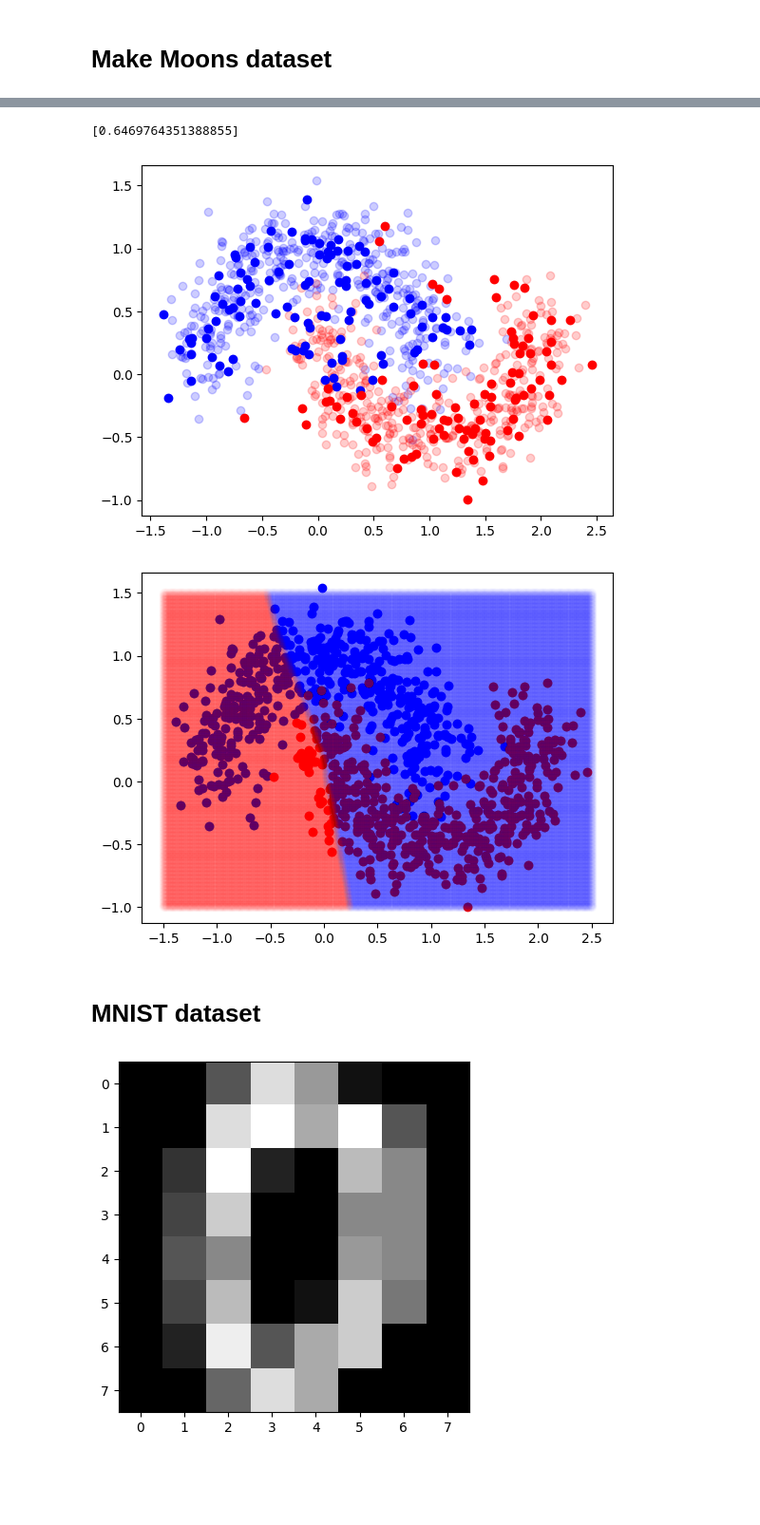
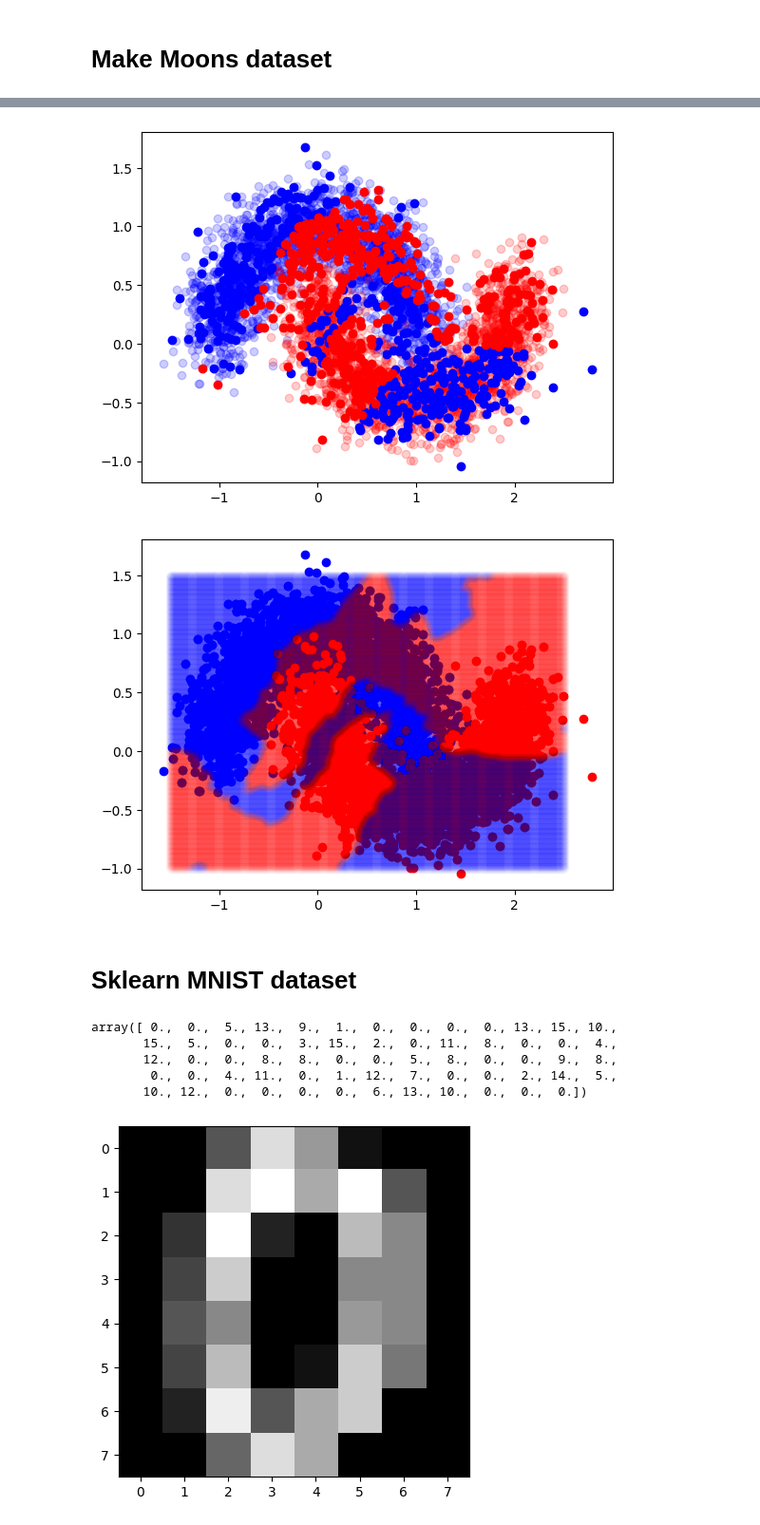
Before and after one commit to PHILIPP111007/ML, a Jupyter notebook: phils_model/main.ipynb, the cells around one changed output, grey strips where cells are left out. Shown at 95% size. Drawn from its saved outputs; the diff is of its cells as text; code cells hidden in the pictures; blank space fills up the shorter version.

```diff
--- a/phils_model/main.ipynb
+++ b/phils_model/main.ipynb
@@ -342,7 +388,11 @@ plt.show()
 # %%
 from sklearn.datasets import make_moons
 # %%
-X, y = make_moons(n_samples=1000, noise=0.2, random_state=0)
+X, y = make_moons(n_samples=5000, noise=0.2)
+
+X_nested = list(X)
+for i in range(len(X)):
+    X_nested[i] = [X[i]]
 
 y = list(y)
 for i in range(len(y)):
@@ -350,8 +400,12 @@ for i in range(len(y)):
         y[i] = np.array([1, 0])
     elif y[i] == 1:
         y[i] = np.array([0, 1])
+
+y = np.array(y)
+
+X_nested = np.array(X_nested)
 # %%
-X_train, X_val, y_train, y_val = train_test_split(X, y, train_size=0.8, random_state=0)
+X_train, X_val, y_train, y_val = train_test_split(X_nested, y, train_size=0.8)
 # %%
 class_1_X = []
 class_2_X = []
@@ -379,12 +433,14 @@ plt.show()
 # %%
-train_dataset = Dataset(data=X_train, targets=y_train)
+lib = ctypes.CDLL('./functions.so')
+
+train_dataset = Dataset(samples=X_train, targets=y_train)
 
 layers = [
-    Linear(2,10, activation=Sigmoid()),
-    Linear(10,10, activation=Sigmoid()),
-    Linear(10,2, activation=Softmax()),
+    Linear(2,100, activation=Sigmoid()),
+    Linear(100,100, activation=Sigmoid()),
+    Linear(100,100, activation=Sigmoid()),
+    Linear(100,2, activation=Softmax()),
 ]
 
-model = Model(layers=layers, loss=CrossEntropy(), regression=False)
-
-losses = model.fit(dataset=train_dataset, n_epoch=1, learning_rate=0.00001, verbose=1)
+model = Model(layers=layers, loss=CrossEntropy(), regression=False, max_change=10000000000000)
+model.fit(dataset=train_dataset, n_epoch=1, learning_rate=0.000001, verbose=1)
@@ -391,7 +449,3 @@ losses = model.fit(dataset=train_dataset, n_epoch=1, learning_rate=0.00001, verb
-# %%
-losses
-# %% [output]
-[0.6469764351388855]
 # %%
 class_1_X_test = []
 class_2_X_test = []
@@ -402,11 +456,12 @@ class_2_y_test = []
 for i in X_val:
     pred = model.predict(i)
     if pred == 0:
-        class_1_X_test.append(i[0])
-        class_1_y_test.append(i[1])
+        class_1_X_test.append(i[0][0])
+        class_1_y_test.append(i[0][1])
     elif pred == 1:
-        class_2_X_test.append(i[0])
-        class_2_y_test.append(i[1])
+        class_2_X_test.append(i[0][0])
+        class_2_y_test.append(i[0][1])
+
 
 plt.plot(class_1_X, class_1_y, 'o', color=class_1_color, alpha=0.2)
 plt.plot(class_2_X, class_2_y, 'o', color=class_2_color, alpha=0.2)
@@ -414,7 +469,7 @@ plt.plot(class_1_X_test, class_1_y_test, 'o', color=class_1_color, alpha=1)
 plt.plot(class_2_X_test, class_2_y_test, 'o', color=class_2_color, alpha=1)
 plt.show()
 # %% [output]
-[figure, old version]
+[figure, new version]
 # %%
 class_1_X = []
 class_2_X = []
@@ -437,37 +492,37 @@ class_1_X_test = []
 class_2_X_test = []
 
 class_1_y_test = []
 class_2_y_test = []
 
 x_min, x_max = -1.5, 2.5
 y_min, y_max = -1, 1.5
 step = 0.01
 
 # Создаем равномерную сетку узлов (X,Y)
 xx, yy = np.meshgrid(np.arange(x_min, x_max + step, step),
                      np.arange(y_min, y_max + step, step))
 
 points = np.c_[xx.ravel(), yy.ravel()]
 
 for i in points:
-    x = i
+    x = [i]
     pred = model.predict(x)
     if pred == 0:
         class_1_X_test.append(i[0])
         class_1_y_test.append(i[1])
     elif pred == 1:
         class_2_X_test.append(i[0])
         class_2_y_test.append(i[1])
 
 plt.plot(class_1_X, class_1_y, 'o', color=class_1_color, alpha=1)
 plt.plot(class_2_X, class_2_y, 'o', color=class_2_color, alpha=1)
 plt.plot(class_1_X_test, class_1_y_test, 'o', color=class_1_color, alpha=0.01)
 plt.plot(class_2_X_test, class_2_y_test, 'o', color=class_2_color, alpha=0.01)
 plt.show()
 # %% [output]
-[figure, old version]
+[figure, new version]
 # %% [markdown]
-# MNIST dataset
+# Sklearn MNIST dataset
 # %%
 from sklearn.datasets import load_digits
 # %%
@@ -501,0 +568,8 @@ for i in range(len(y_train)):
+# %%
+X[0]
+# %% [output]
+array([ 0.,  0.,  5., 13.,  9.,  1.,  0.,  0.,  0.,  0., 13., 15., 10.,
+       15.,  5.,  0.,  0.,  3., 15.,  2.,  0., 11.,  8.,  0.,  0.,  4.,
+       12.,  0.,  0.,  8.,  8.,  0.,  0.,  5.,  8.,  0.,  0.,  9.,  8.,
+        0.,  0.,  4., 11.,  0.,  1., 12.,  7.,  0.,  0.,  2., 14.,  5.,
+       10., 12.,  0.,  0.,  0.,  0.,  6., 13., 10.,  0.,  0.,  0.])
```
Also changed, not shown: parts of 46 cells of this notebook, 3 other files.
